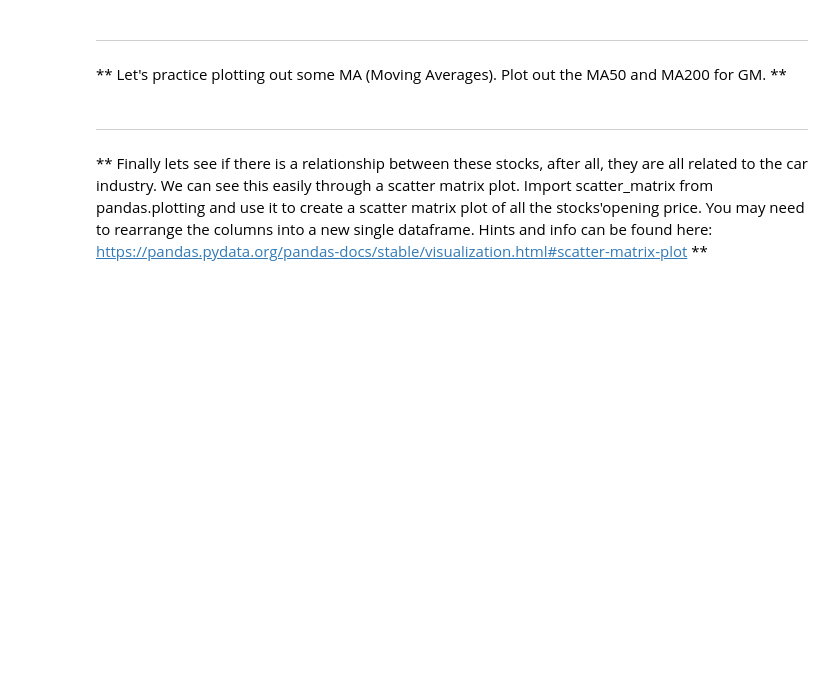
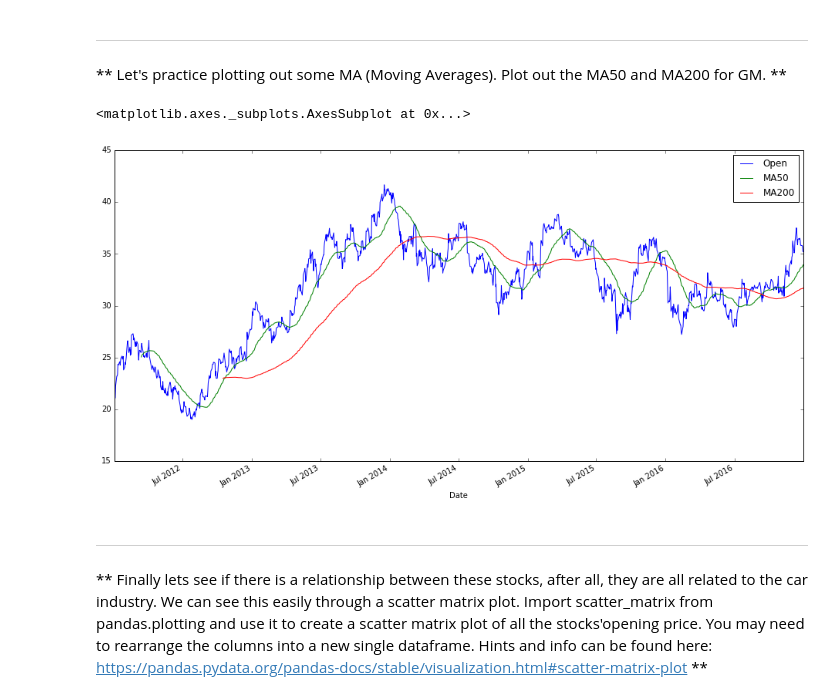
Before and after one commit to riccardolorenzon/finance_trading_analysis, a Jupyter notebook: StockMarketCapstoneProject/Stock Market Analysis Project.ipynb, the cells around one changed output. Cells and saved outputs as stored; diff of their text form; code cells hidden in the pictures; blank space fills up the shorter version.

```diff
--- a/StockMarketCapstoneProject/Stock Market Analysis Project.ipynb
+++ b/StockMarketCapstoneProject/Stock Market Analysis Project.ipynb
@@ -152,6 +167,13 @@ ____
 ** Let's practice plotting out some MA (Moving Averages). Plot out the MA50 and MA200 for GM. **
 # %%
 # Code here
+# %%
+gm_data_frame['MA50'] = gm_data_frame['Open'].rolling(50).mean()
+gm_data_frame['MA200'] = gm_data_frame['Open'].rolling(200).mean()
+gm_data_frame[['Open','MA50','MA200']].plot(label='gm',figsize=(16,8))
+# %% [output]
+<matplotlib.axes._subplots.AxesSubplot at 0x...>
+[figure, added]
 # %% [markdown]
 ______
 # %% [markdown]
```
Also changed, not shown: parts of 33 cells of this notebook.
